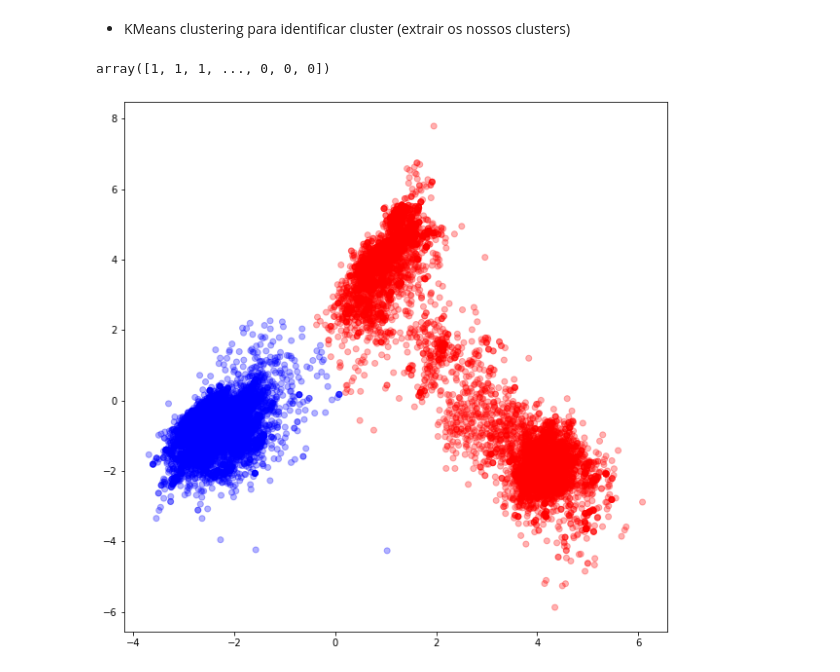
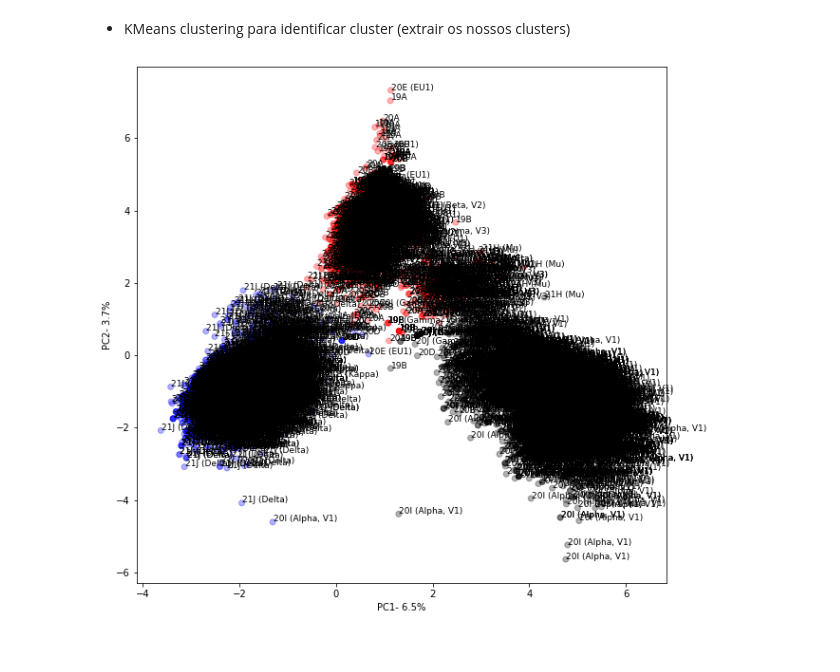
Before and after one commit to Rafael-Silva-Oliveira/FEM, a Jupyter notebook: Python/PCA.ipynb, the cells around one changed output. Saved outputs shown, nothing was run; the diff lists cells and outputs as text; code cells hidden in the pictures.

Commit message:
PCA labels

```diff
--- a/Python/PCA.ipynb
+++ b/Python/PCA.ipynb
@@ -42,3 +44,5 @@ final_df
+# %%
+final_df.drop(final_df.filter(regex="Unnamed"), axis=1, inplace=True)
 # %% [markdown]
 # PCA
 # %%
@@ -46,7 +50,7 @@ scaled_data = preprocessing.scale(final_df.iloc[:,3:]) # Fazer scaling dos dados
 # Como alternativa podemos usar o seguinte código para centrar os dados:
 # StandardScaler().fit_transform(final_data_2)
 
-pca = PCA(n_components=12) #n_componentes=X onde X é o numero de PC que quermos colocar no spree plot
+pca = PCA(n_components=4) #n_componentes=X onde X é o numero de PC que quermos colocar no spree plot
 pca.fit(scaled_data)  # calcular loading scores e variaçao para cada PCA
 pca_data = pca.transform(scaled_data)
 pca_data
@@ -133,19 +124,31 @@ plt.show()
 # %% [markdown]
 * KMeans clustering para identificar cluster (extrair os nossos clusters)
 # %%
-kmeans = KMeans(n_clusters=2, random_state=0) #como estamos a olhar para 2 PC, o n_clusters vai ser 2. O metodo
+kmeans = KMeans(n_clusters=3, random_state=0) #como estamos a olhar para 2 PC, o n_clusters vai ser 2. O metodo
 
 #Compute cluster centers and predict cluster indices
 X_clustered = kmeans.fit_predict(pca_df)
-X_clustered
-# %% [output]
-array([1, 1, 1, ..., 0, 0, 0])
+# %%
+for clade in final_df.iloc[:,1]:
+	print(final_df.index[clade])
 # %%
-color_map = {0 : 'blue', 1 : 'red'} #alterar consoante o numero de componentes a analisar
+color_map = {0 : 'blue', 1 : 'red',2:'black',3:'green'} #alterar consoante o numero de componentes a analisar
 
 label_color = [color_map[i] for i in X_clustered]
 plt.figure(figsize = (10,10))
 plt.scatter(pca_df.PC1,pca_df.PC2, c= label_color, alpha=0.3)
+
+#Add labels
+
+for index,clade in enumerate(final_df.iloc[:,1]):
+
+	#i = range(1,len(final_df))
+
+	labelpad = 0.01
+	plt.text(pca_df.iloc[index,0]+labelpad, pca_df.iloc[index,1]+labelpad, clade, fontsize=9)
+
+plt.xlabel('PC1- {0}%'.format(per_var[0]))
+plt.ylabel('PC2- {0}%'.format(per_var[1]))
 plt.show()
 # %% [output]
-[figure, old version]
+[figure, new version]
```
Also changed, not shown: parts of 9 cells of this notebook.
